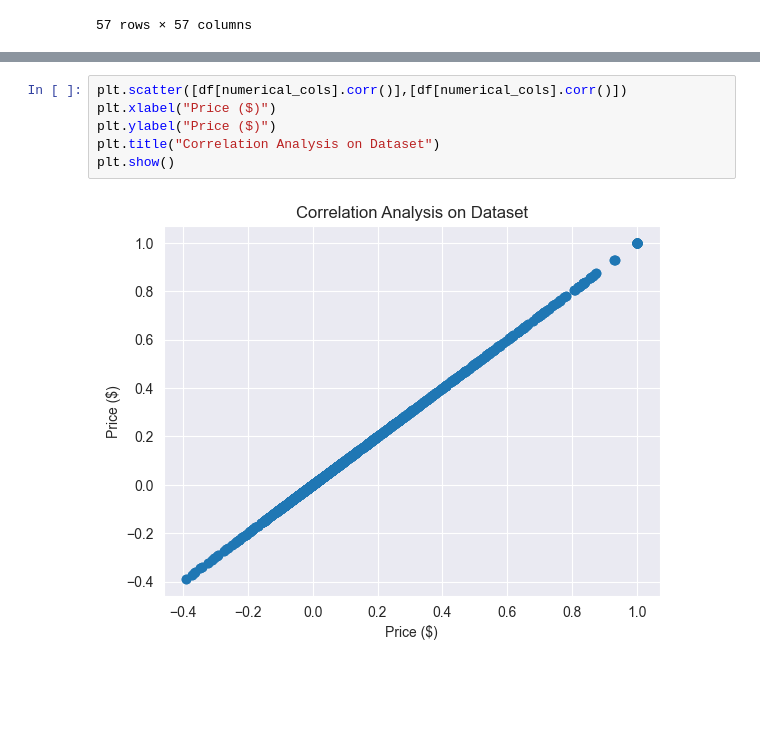
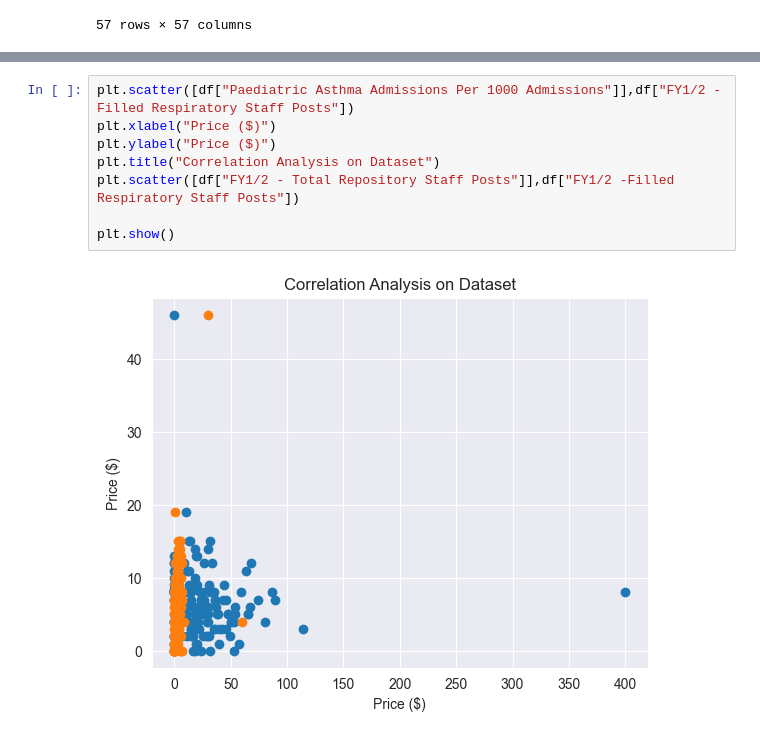
Before and after one commit to hannahannx/asthma-data-analysis, a Jupyter notebook: notebooks/data_exploration_analysis.ipynb, the cells around one changed output, grey strips where cells are left out. Cells and saved outputs as stored; diff of their text form; blank space fills up the shorter version.

```diff
--- a/notebooks/data_exploration_analysis.ipynb
+++ b/notebooks/data_exploration_analysis.ipynb
@@ -241,10 +229,12 @@ figure.show()
 # %% [output]
 [interactive output not drawn]
 # %%
-plt.scatter([df[numerical_cols].corr()],[df[numerical_cols].corr()])
+plt.scatter([df["Paediatric Asthma Admissions Per 1000 Admissions"]],df["FY1/2 -Filled Respiratory Staff Posts"])
 plt.xlabel("Price ($)")
 plt.ylabel("Price ($)")
 plt.title("Correlation Analysis on Dataset")
+plt.scatter([df["FY1/2 - Total Repository Staff Posts"]],df["FY1/2 -Filled Respiratory Staff Posts"])
+
 plt.show()
 # %% [output]
-[figure, old version]
+[figure, new version]
```
Also changed, not shown: parts of 1 cell of this notebook, 1 other file.
